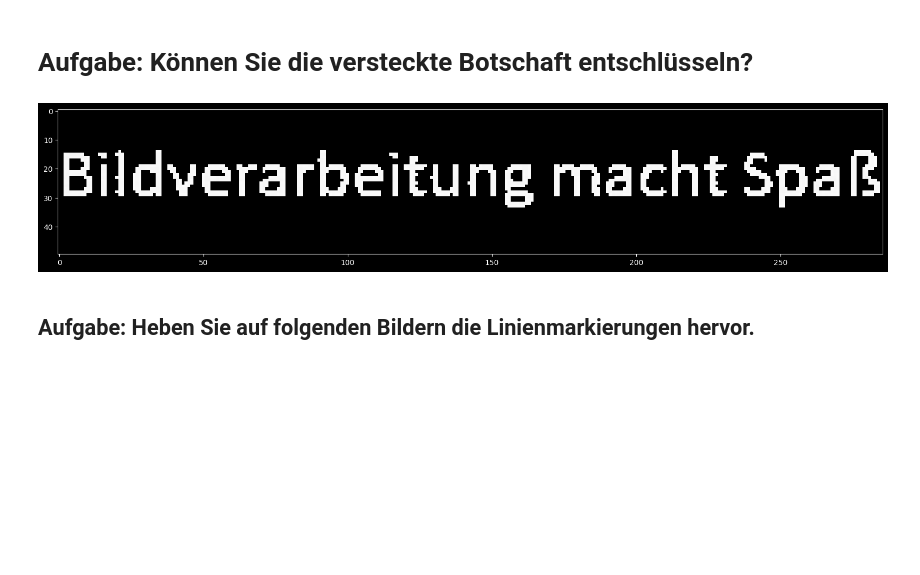
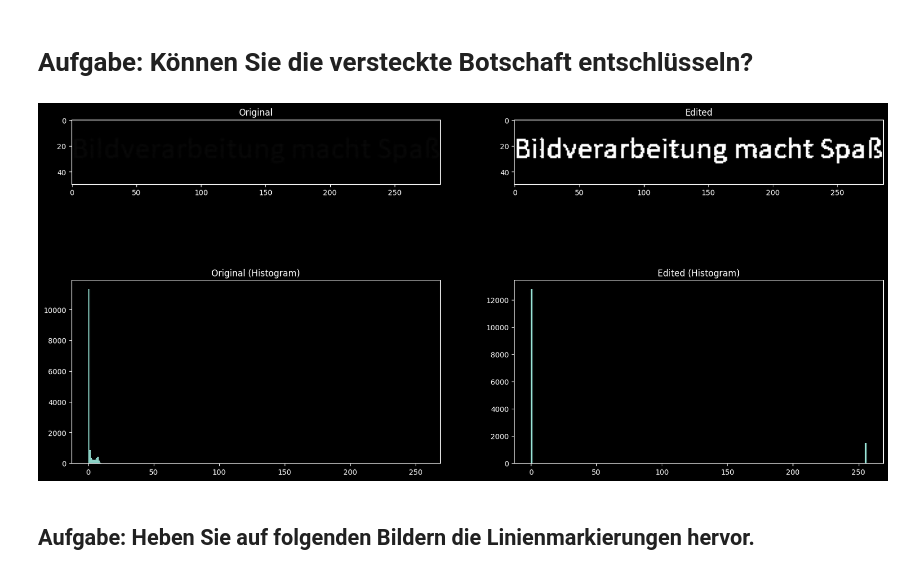
Before and after one commit to felixhoffmnn/digitale-bildverarbeitung, a Jupyter notebook: src/02_bildvorverarbeitung/02_Histogramme.ipynb, the cells around one changed output. Cells and saved outputs as stored; diff of their text form; code cells hidden in the pictures; blank space fills up the shorter version.

```diff
--- a/src/02_bildvorverarbeitung/02_Histogramme.ipynb
+++ b/src/02_bildvorverarbeitung/02_Histogramme.ipynb
@@ -405,14 +405,27 @@ plt.show()
 # Aufgabe: Können Sie die versteckte Botschaft entschlüsseln?
 # %%
 # lade Bild und stelle es dar
+thresh = 3
 img = cv.imread(str(img_dir / 'versteckt.jpg'), cv.IMREAD_GRAYSCALE)
+
+# wende Threshold an
+ret, new_lane = cv.threshold(img, thresh=thresh, maxval=255, type=cv.THRESH_BINARY)
+
 plt.figure(figsize=(20,10))
-img_copy = img.copy()
-img_copy[np.where(img_copy <= 3)] = 255
-img_copy = cv.bitwise_not(img_copy)
-plt.imshow(img_copy, cmap='gray', vmin=0, vmax=255)
+plt.subplot(2,2,1)
+plt.imshow(img, cmap='gray', vmin=0, vmax=255)
+plt.title("Original")
+plt.subplot(2,2,2)
+plt.imshow(new_lane, cmap='gray', vmin=0, vmax=255)
+plt.title("Edited")
+plt.subplot(2,2,3)
+plt.hist(img.ravel(),256,(0,256))
+plt.title("Original (Histogram)")
+plt.subplot(2,2,4)
+plt.hist(new_lane.ravel(),256,(0,256))
+plt.title("Edited (Histogram)")
 plt.show()
 # %% [output]
-[figure, old version]
+[figure, new version]
 # %% [markdown]
 ## Aufgabe: Heben Sie auf folgenden Bildern die Linienmarkierungen hervor.
```
Also changed, not shown: parts of 5 cells of this notebook.
